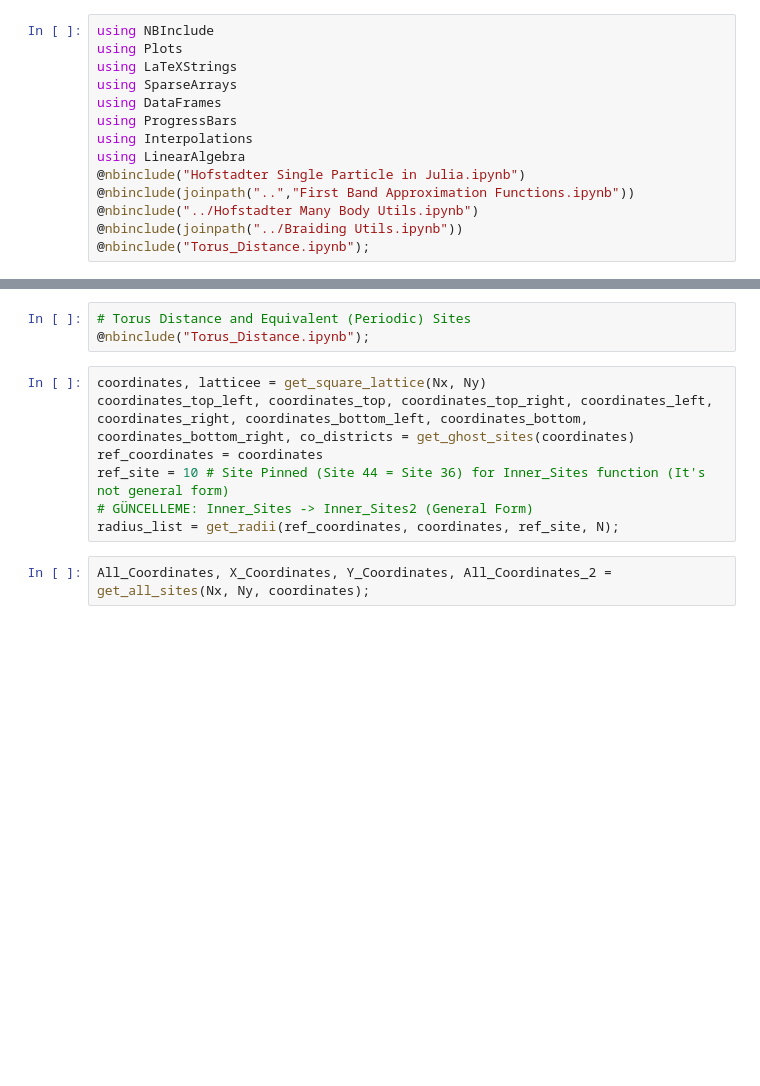
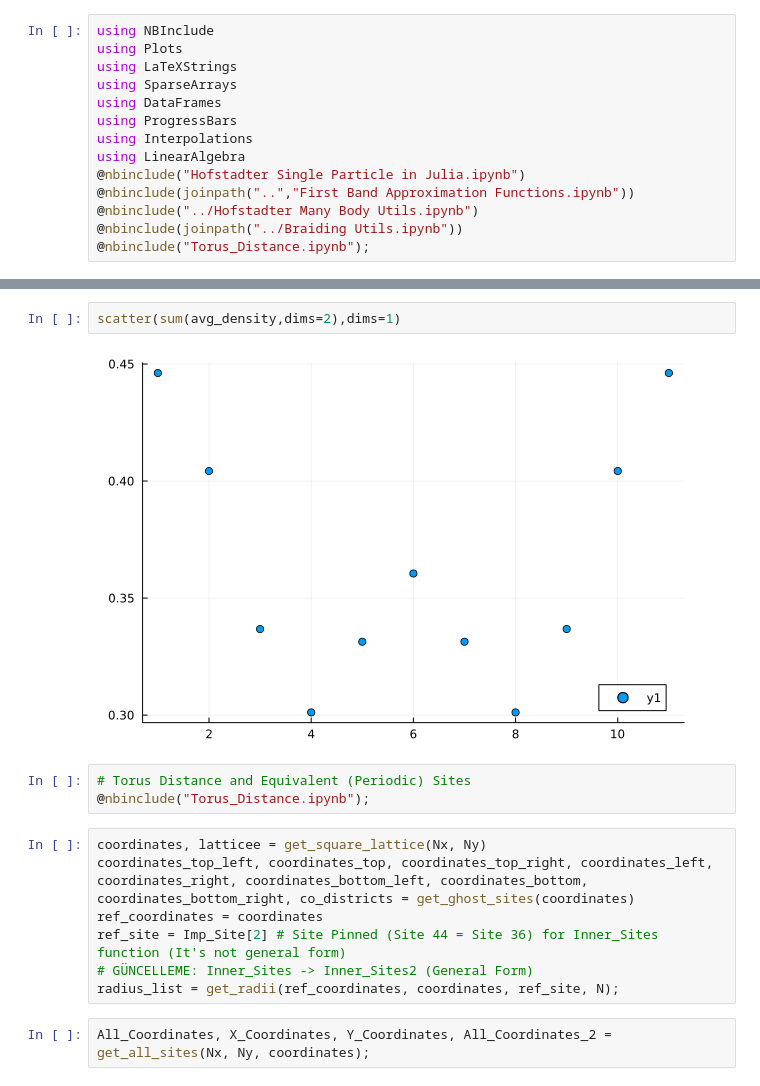
Before and after one commit to Umut-Can-Physics/Kagome-Lattice, a Jupyter notebook: My Numerical Calculations/Many-Body/Hofstadter/Hofstadter Charge.ipynb, the cells around one changed output, grey strips where cells are left out. Saved outputs shown, nothing was run; the diff lists cells and outputs as text; blank space fills up the shorter version.

```diff
--- a/My Numerical Calculations/Many-Body/Hofstadter/Hofstadter Charge.ipynb
+++ b/My Numerical Calculations/Many-Body/Hofstadter/Hofstadter Charge.ipynb
@@ -43,3 +45,7 @@ E, Sub_Number_MB_Operator_List, basis_cut_mb, Degeneracy, Total_H, Sub_Number_MB
+# %%
+scatter(sum(avg_density,dims=2),dims=1)
+# %% [output]
+[figure, added]
 # %%
 # Torus Distance and Equivalent (Periodic) Sites
 @nbinclude("Torus_Distance.ipynb");
@@ -47,7 +53,7 @@ E, Sub_Number_MB_Operator_List, basis_cut_mb, Degeneracy, Total_H, Sub_Number_MB
 coordinates, latticee = get_square_lattice(Nx, Ny)
 coordinates_top_left, coordinates_top, coordinates_top_right, coordinates_left, coordinates_right, coordinates_bottom_left, coordinates_bottom, coordinates_bottom_right, co_districts = get_ghost_sites(coordinates)
 ref_coordinates = coordinates
-ref_site = 10 # Site Pinned (Site 44 = Site 36) for Inner_Sites function (It's not general form)
+ref_site = Imp_Site[2] # Site Pinned (Site 44 = Site 36) for Inner_Sites function (It's not general form)
 # GÜNCELLEME: Inner_Sites -> Inner_Sites2 (General Form)
 radius_list = get_radii(ref_coordinates, coordinates, ref_site, N);
 # %%
```
Also changed, not shown: parts of 21 cells of this notebook, 16 other files.
